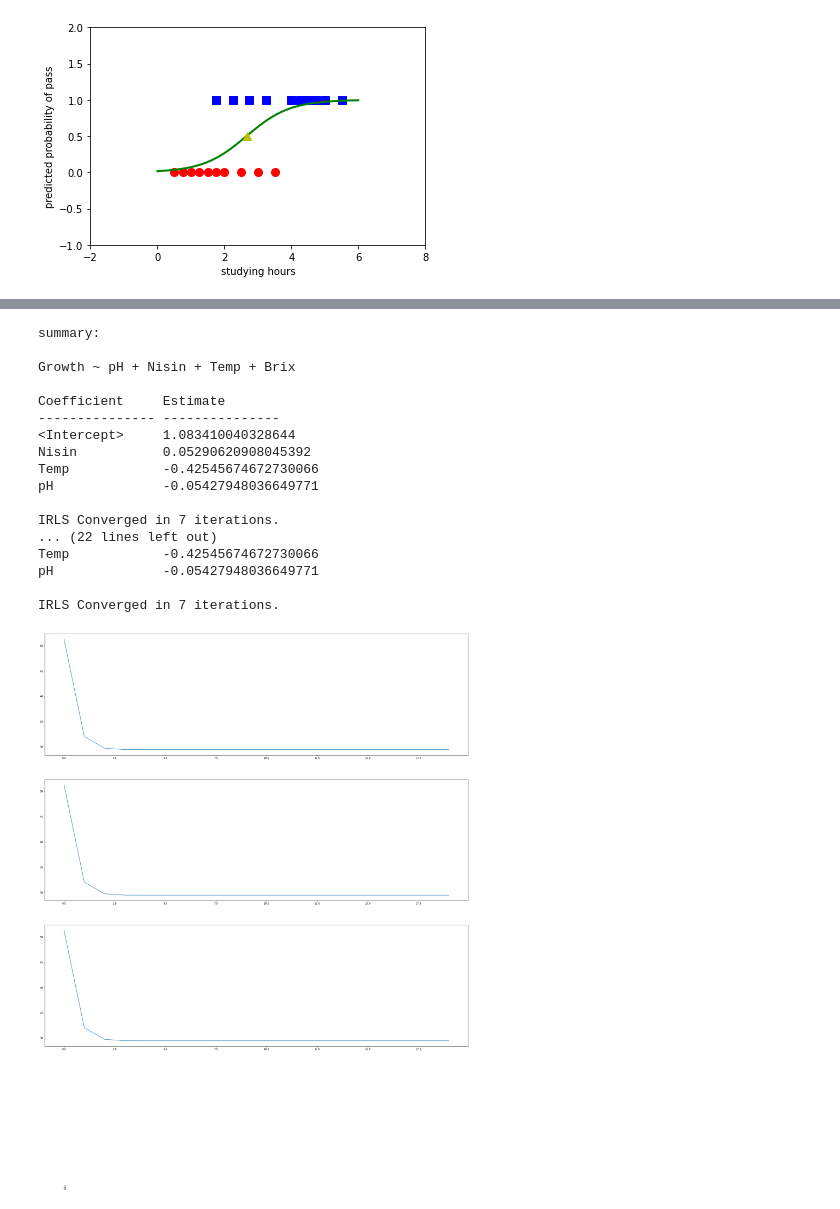
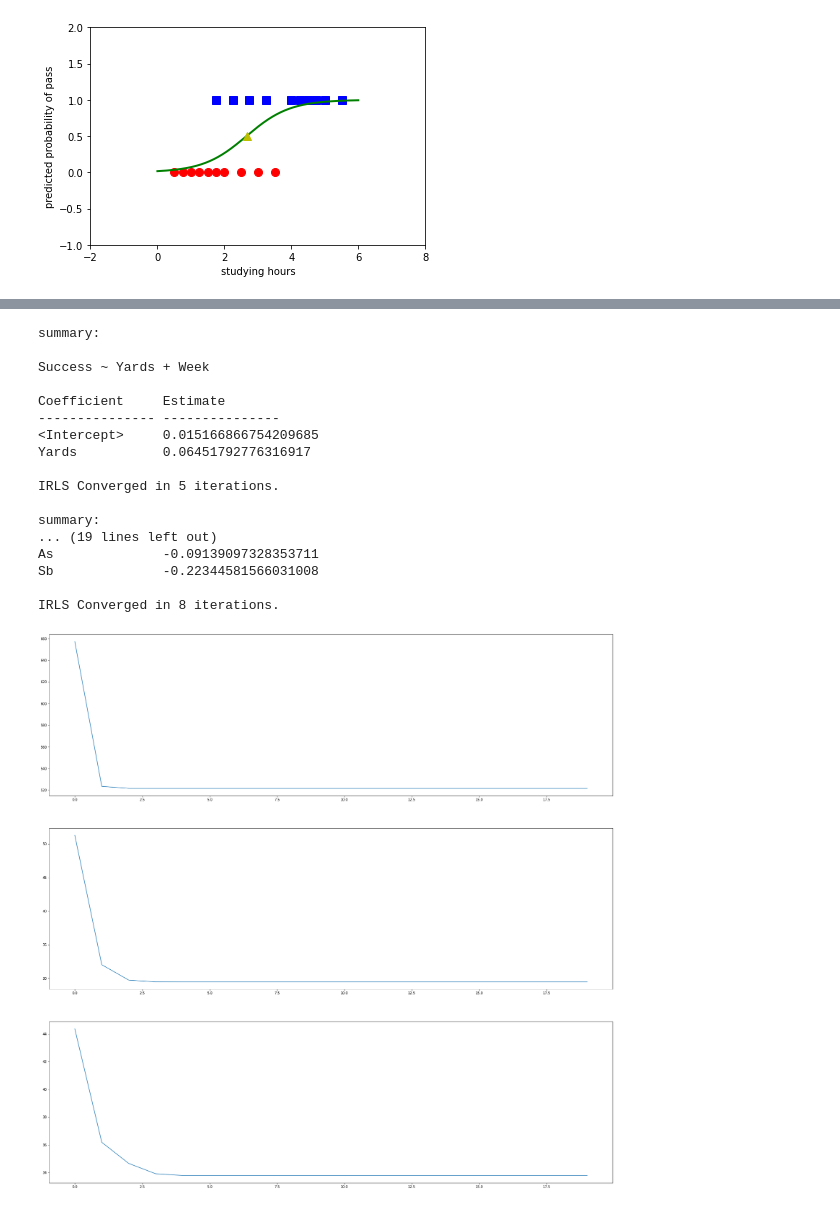
Before and after one commit to veevidify/data-pg, a Jupyter notebook: regression/logistic_regression_demo.ipynb, the cells around one changed output, grey strips where cells are left out. Saved outputs shown, nothing was run; the diff lists cells and outputs as text; code cells hidden in the pictures.

```diff
--- a/regression/logistic_regression_demo.ipynb
+++ b/regression/logistic_regression_demo.ipynb
@@ -205,44 +205,42 @@ data_urls = [
     "https://raw.githubusercontent.com/WillFleming/logistic-regression/master/datasets/fieldgoals.csv",
     "https://raw.githubusercontent.com/WillFleming/logistic-regression/master/datasets/juice.csv",
     "https://raw.githubusercontent.com/WillFleming/logistic-regression/master/datasets/gold.csv",
 ]
 
 
 fig = plt.figure(figsize=(30, 30))
 
 for i, url in enumerate(data_urls):
     ax = fig.add_subplot(3, 1, i+1)
 
-    url = data_urls[1]
+    url = data_urls[i]
     df = pd.read_csv(url)
     data = df.to_numpy()
     varnames = list(df.columns.values)
     y = df.iloc[:, 0].to_numpy()
     X = df.iloc[:, 1:].to_numpy()
 
     model = LogisticModelIRLS(X, y, varnames)
     model.fit(iters=20)
     model.info()
 
-    ax.text(.05, 0.5, 'NLL', ha='center', va='center', rotation='vertical')
-
     ax.plot(model.nll_seq)
 # %% [output]
 summary:
 
-Growth ~ pH + Nisin + Temp + Brix
+Success ~ Yards + Week
 
 Coefficient     Estimate
 --------------- ---------------
-<Intercept>     1.083410040328644
-Nisin           0.05290620908045392
-Temp            -0.42545674672730066
-pH              -0.05427948036649771
+<Intercept>     0.015166866754209685
+Yards           0.06451792776316917
 
-IRLS Converged in 7 iterations.
-... (22 lines left out)
-Temp            -0.42545674672730066
-pH              -0.05427948036649771
+IRLS Converged in 5 iterations.
 
-IRLS Converged in 7 iterations.
+summary:
+... (19 lines left out)
+As              -0.09139097328353711
+Sb              -0.22344581566031008
+
+IRLS Converged in 8 iterations.
-[figure, old version]
+[figure, new version]
```
Also changed, not shown: parts of 2 cells of this notebook.
